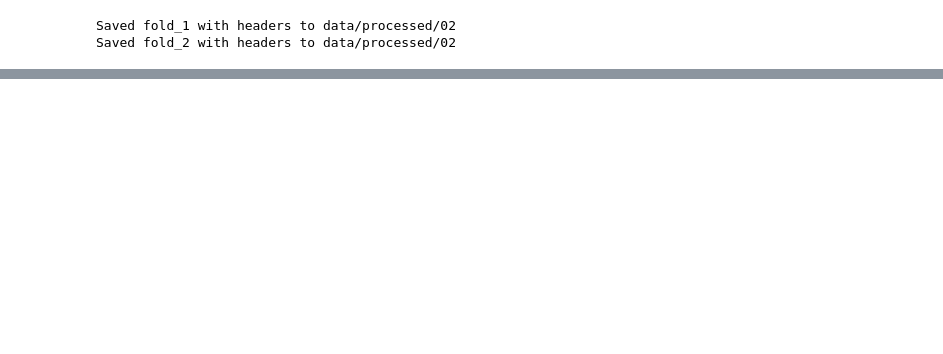
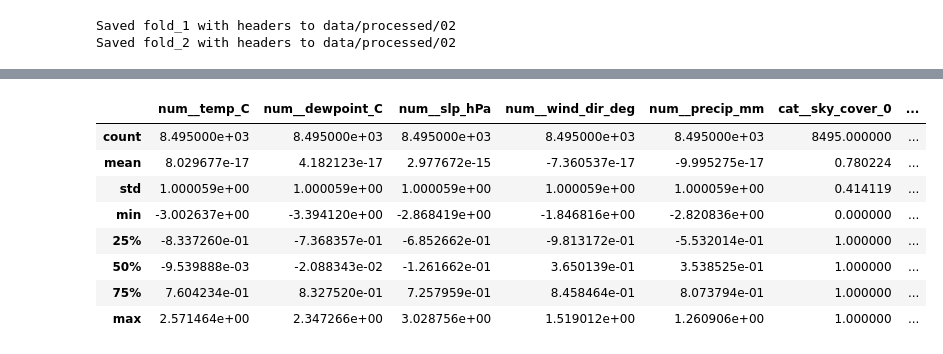
Before and after one commit to FedorSulaev/air-quality-predictor, a Jupyter notebook: notebooks/02_identifying_feature_types.ipynb, the cells around one changed output, grey strips where cells are left out. Drawn from its saved outputs; the diff is of its cells as text; code cells hidden in the pictures; blank space fills up the shorter version.

```diff
--- a/notebooks/02_identifying_feature_types.ipynb
+++ b/notebooks/02_identifying_feature_types.ipynb
@@ -324,0 +507,12 @@ Saved fold_2 with headers to data/processed/02
+# %%
+X_train.describe()
+# %% [output]
+|  | num__temp_C | num__dewpoint_C | num__slp_hPa | num__wind_dir_deg | num__precip_mm | cat__sky_cover_0 | ... |
+| count | 8.495000e+03 | 8.495000e+03 | 8.495000e+03 | 8.495000e+03 | 8.495000e+03 | 8495.000000 | ... |
+| mean | 8.029677e-17 | 4.182123e-17 | 2.977672e-15 | -7.360537e-17 | -9.995275e-17 | 0.780224 | ... |
+| std | 1.000059e+00 | 1.000059e+00 | 1.000059e+00 | 1.000059e+00 | 1.000059e+00 | 0.414119 | ... |
+| min | -3.002637e+00 | -3.394120e+00 | -2.868419e+00 | -1.846816e+00 | -2.820836e+00 | 0.000000 | ... |
+| 25% | -8.337260e-01 | -7.368357e-01 | -6.852662e-01 | -9.813172e-01 | -5.532014e-01 | 1.000000 | ... |
+| 50% | -9.539888e-03 | -2.088343e-02 | -1.261662e-01 | 3.650139e-01 | 3.538525e-01 | 1.000000 | ... |
+| 75% | 7.604234e-01 | 8.327520e-01 | 7.257959e-01 | 8.458464e-01 | 8.073794e-01 | 1.000000 | ... |
+| max | 2.571464e+00 | 2.347266e+00 | 3.028756e+00 | 1.519012e+00 | 1.260906e+00 | 1.000000 | ... |
```
Also changed, not shown: parts of 10 cells of this notebook, 9 other files.
